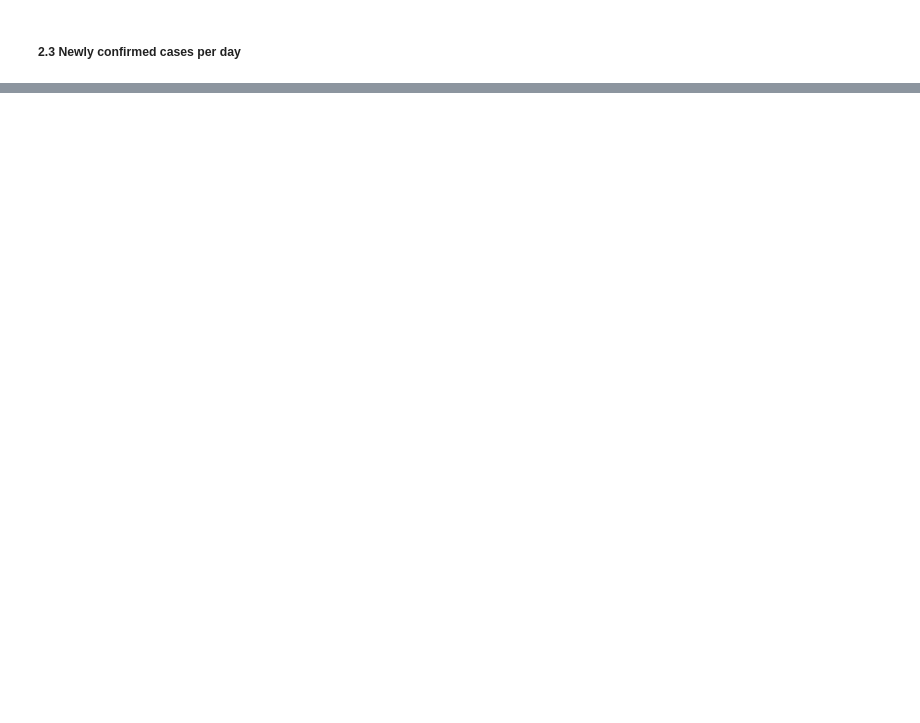
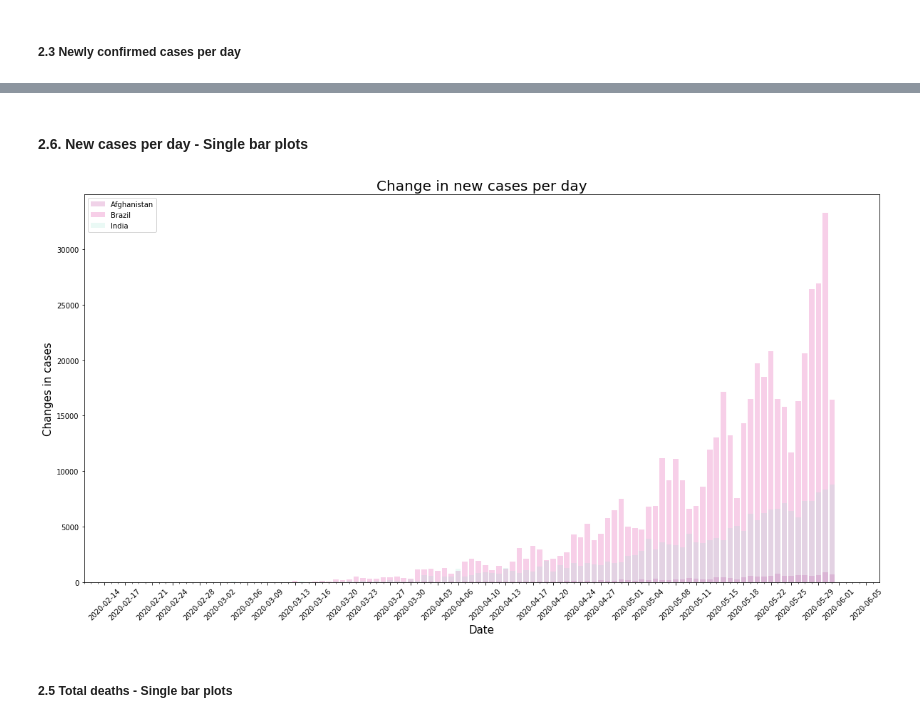
Before and after one commit to j-greggazz/Kaggle, a Jupyter notebook: covid_19/notebooks/Covid 19 comparisons & predictions for selected countries.ipynb, the cells around one changed output, grey strips where cells are left out. Drawn from its saved outputs; the diff is of its cells as text; code cells hidden in the pictures; blank space fills up the shorter version.

```diff
--- a/covid_19/notebooks/Covid 19 comparisons & predictions for selected countries.ipynb
+++ b/covid_19/notebooks/Covid 19 comparisons & predictions for selected countries.ipynb
@@ -623,0 +494,31 @@ df_daily_change_conf.head()
+# %% [markdown]
+#### 2.6. New cases per day - Single bar plots
+# %%
+aus = 0
+devCountries = 1
+if aus:
+    list_countries = ['Australia', 'Victoria', 'New South Wales'] #'US_'
+    labels = ["Number of cases", "Australian states"]
+
+elif devCountries:
+    list_countries = ['Brazil', 'India', 'Afghanistan']
+    labels = ["Number of cases", "Developing Countries"]
+
+else:
+    list_countries = ['France', 'Germany', 'Italy', 'United Kingdom', 'Spain', 'Netherlands', 'Sweden']
+    labels = ["Number of cases", "Western Europe"]
+
+colourList = []
+for i in range(0, len(list_countries)+1):
+    colourList.append(getcolour())
+axislabels = ["Changes in cases", "Change in new cases per day"]
+filtering = False
+Ts = 1
+order = 6
+cutoff = 0.25
+filterInputs = [filtering, Ts, order, cutoff]
+plotBarPlots(changes_conf_df, list_countries, colourList, axislabels, filterInputs)
+# %% [output]
+[figure, added]
+# %% [markdown]
+##### 2.5 Total deaths - Single bar plots
```
Also changed, not shown: parts of 45 cells of this notebook.
